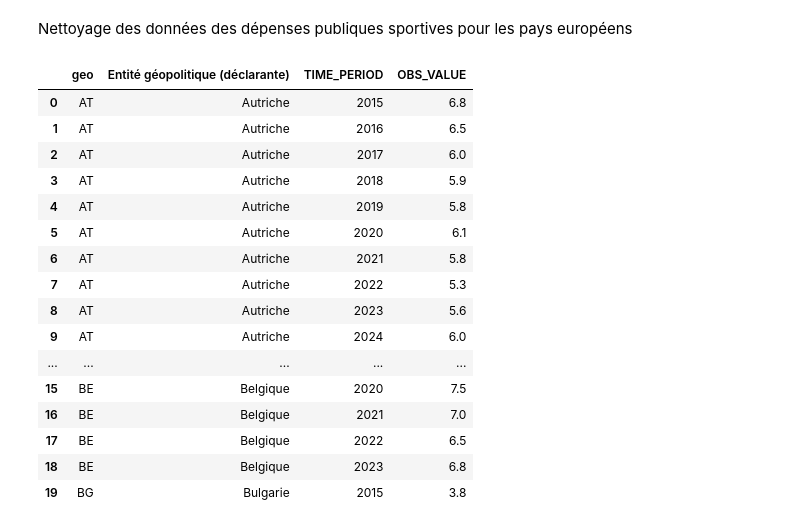
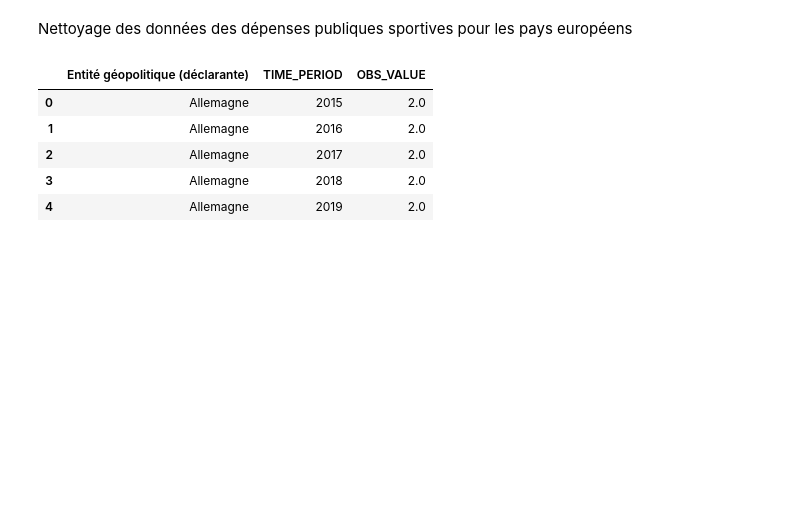
Before and after one commit to Sacha-Ratsavong/projet_python_roland_sacha, a Jupyter notebook: notebooks/DepensesPubliquesSacha.ipynb, the cells around one changed output. Drawn from its saved outputs; the diff is of its cells as text; code cells hidden in the pictures; blank space fills up the shorter version.

```diff
--- a/notebooks/DepensesPubliquesSacha.ipynb
+++ b/notebooks/DepensesPubliquesSacha.ipynb
@@ -16,24 +16,24 @@ os.chdir(project_root)
 # %%
 dep = pd.read_csv("data/raw/gov_10a_exp$defaultview_linear_2_0.csv")
 # %%
-dep_small = dep[["geo", "Entité géopolitique (déclarante)", "TIME_PERIOD", "OBS_VALUE"]]
+# Conservation des variables d'intérêt
+
+dep_small = dep[["Entité géopolitique (déclarante)", 'sector', 'Classification des fonctions des administrations publiques (CFAP 1999)',
+                "TIME_PERIOD", "OBS_VALUE"]]
+
+# Filtrage pour ne garder que les dépenses liées aux loisirs, culture et culte
+
+dep_small = dep_small[dep_small['Classification des fonctions des administrations publiques (CFAP 1999)'] == 'Loisirs, culture et culte']
+
+# Agrégation des dépenses par pays et par année dans les différents secteurs
+
+dep_small = dep_small.groupby(['Entité géopolitique (déclarante)', 'TIME_PERIOD'], as_index=False)['OBS_VALUE'].sum()
-# %%
-dep_small.head(20)
-# %% [output]
-|  | geo | Entité géopolitique (déclarante) | TIME_PERIOD | OBS_VALUE |
-| 0 | AT | Autriche | 2015 | 6.8 |
-| 1 | AT | Autriche | 2016 | 6.5 |
-| 2 | AT | Autriche | 2017 | 6.0 |
-| 3 | AT | Autriche | 2018 | 5.9 |
-| 4 | AT | Autriche | 2019 | 5.8 |
-| 5 | AT | Autriche | 2020 | 6.1 |
-| 6 | AT | Autriche | 2021 | 5.8 |
-| 7 | AT | Autriche | 2022 | 5.3 |
-| 8 | AT | Autriche | 2023 | 5.6 |
-| 9 | AT | Autriche | 2024 | 6.0 |
-| ... | ... | ... | ... | ... |
-| 15 | BE | Belgique | 2020 | 7.5 |
-| 16 | BE | Belgique | 2021 | 7.0 |
-| 17 | BE | Belgique | 2022 | 6.5 |
-| 18 | BE | Belgique | 2023 | 6.8 |
-| 19 | BG | Bulgarie | 2015 | 3.8 |
+# %%
+dep_small.head()
+# %% [output]
+|  | Entité géopolitique (déclarante) | TIME_PERIOD | OBS_VALUE |
+| 0 | Allemagne | 2015 | 2.0 |
+| 1 | Allemagne | 2016 | 2.0 |
+| 2 | Allemagne | 2017 | 2.0 |
+| 3 | Allemagne | 2018 | 2.0 |
+| 4 | Allemagne | 2019 | 2.0 |
```
Also changed, not shown: parts of 1 cell of this notebook, 5 other files.
